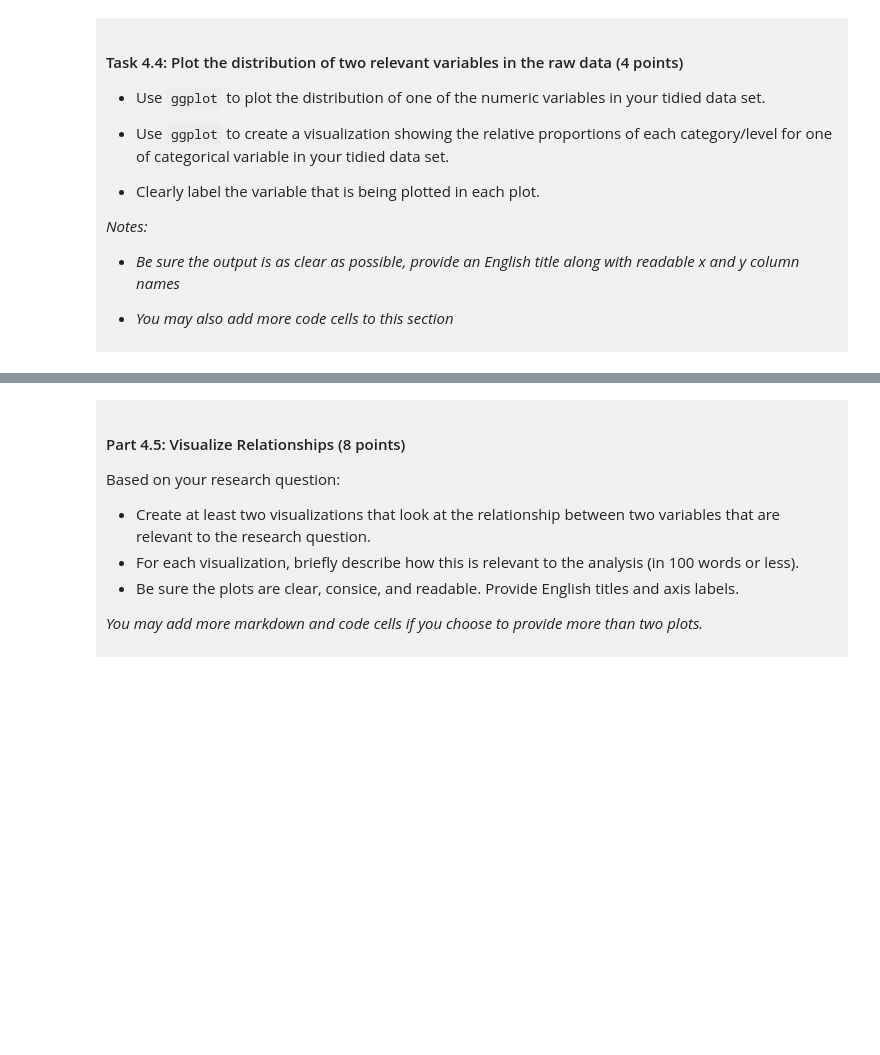
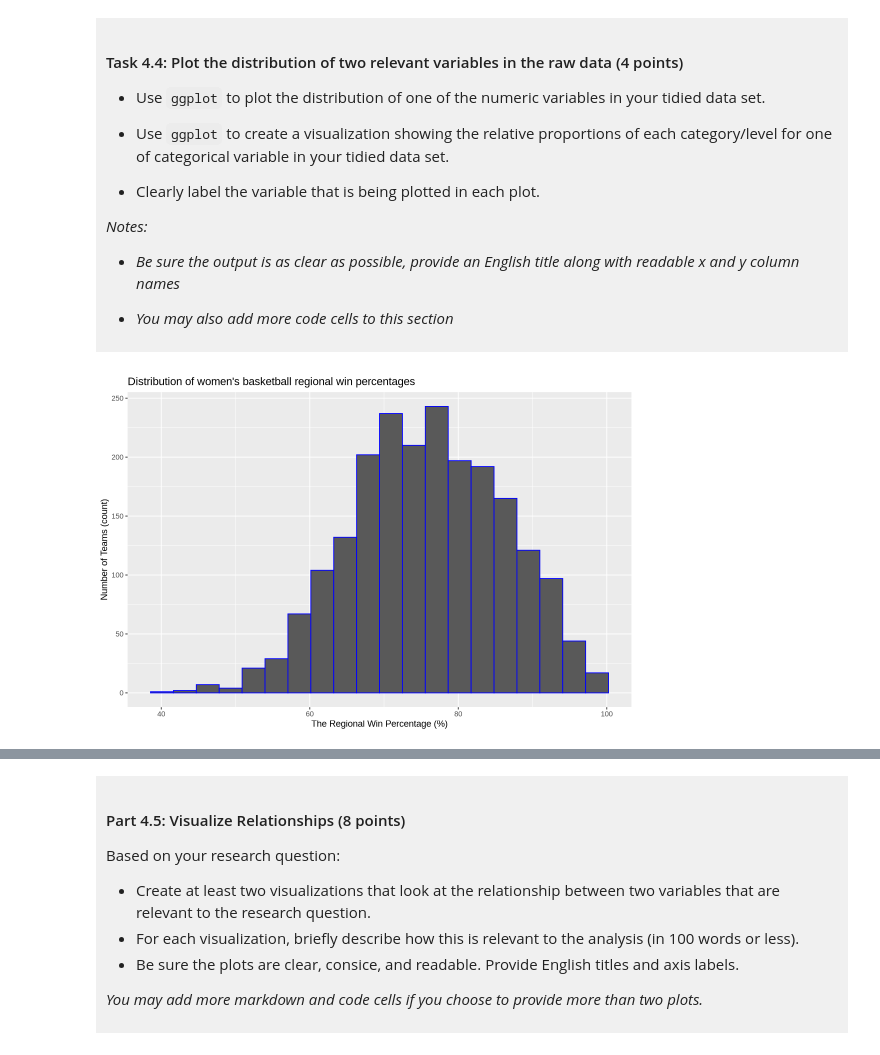
Before and after one commit to amika-s/dsci-100-project-amika-snow, a Jupyter notebook: dsci-100-project-notebook.ipynb, the cells around one changed output, grey strips where cells are left out. Drawn from its saved outputs; the diff is of its cells as text; code cells hidden in the pictures; blank space fills up the shorter version.

```diff
--- a/dsci-100-project-notebook.ipynb
+++ b/dsci-100-project-notebook.ipynb
@@ -314,5 +386,15 @@ You will refine your research question (if needed) and produce a tidy data set.
 </div>
 # %%
 ### EDIT THIS CODE CELL FOR PLOT 1 ###
+options(repr.plot.width=9, repr.plot.height=6)
+numeric_ggplot <- ggplot(basketball_tidy_data_set, aes(x=reg_wins_pct))+
+geom_histogram(bins=20, colour="blue")+
+labs(x="The Regional Win Percentage (%)", y="Number of Teams (count)")+
+ggtitle("Distribution of women's basketball regional win percentages")
+numeric_ggplot
+
+# how many times the win occured eg) regional win percentage, count=proportion
+# %% [output]
+[figure, added]
 # %%
 ### EDIT THIS CODE CELL FOR PLOT 2 ###
```
Also changed, not shown: parts of 13 cells of this notebook.
